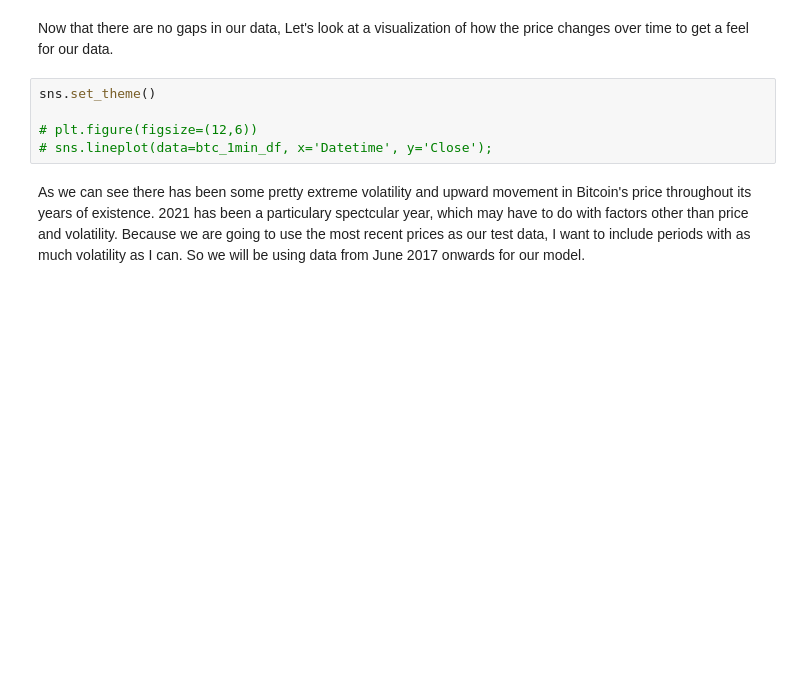
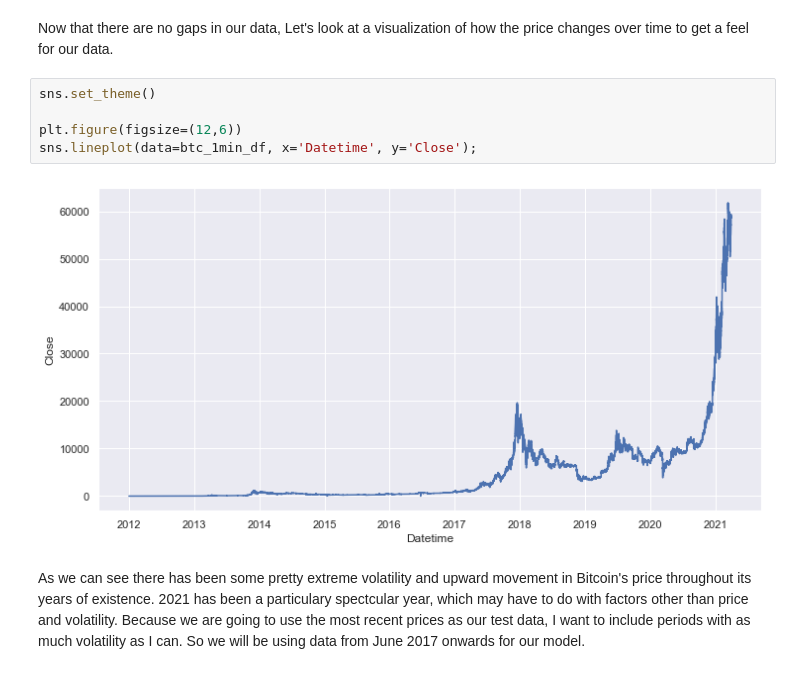
Before and after one commit to jcatron3/bitcoin_lstm, a Jupyter notebook: final_tutorial.ipynb, the cells around one changed output. Saved outputs shown, nothing was run; the diff lists cells and outputs as text; blank space fills up the shorter version.

```diff
--- a/final_tutorial.ipynb
+++ b/final_tutorial.ipynb
@@ -159,8 +163,10 @@ Now that there are no gaps in our data, Let's look at a visualization of how the
 # %%
 sns.set_theme()
 
-# plt.figure(figsize=(12,6))
-# sns.lineplot(data=btc_1min_df, x='Datetime', y='Close');
+plt.figure(figsize=(12,6))
+sns.lineplot(data=btc_1min_df, x='Datetime', y='Close');
+# %% [output]
+[figure, added]
 # %% [markdown]
 As we can see there has been some pretty extreme volatility and upward movement in Bitcoin's price throughout its years of existence. 2021 has been a particulary spectcular year, which may have to do with factors other than price and volatility. Because we are going to use the most recent prices as our test data, I want to include periods with as much volatility as I can. So we will be using data from June 2017 onwards for our model.
 # %%
```
Also changed, not shown: parts of 57 cells of this notebook.
